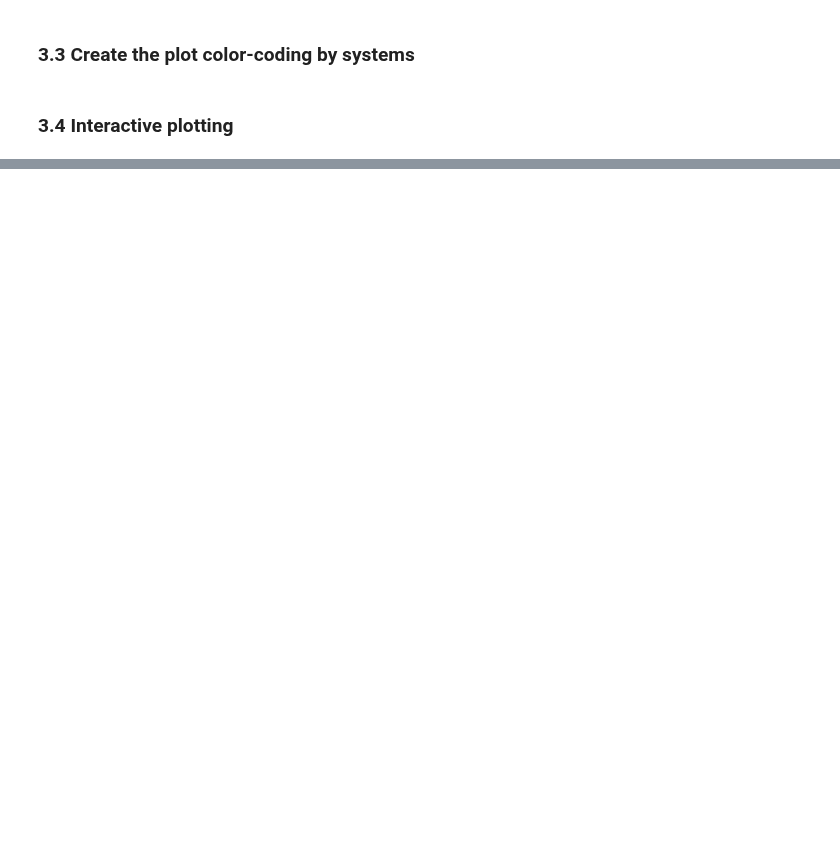
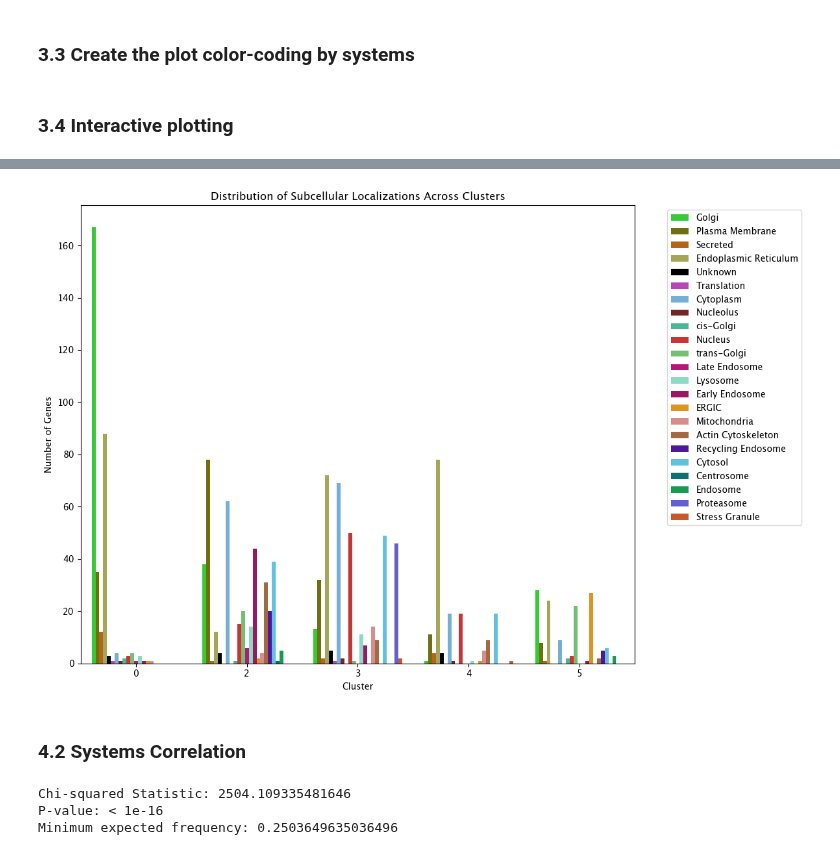
Before and after one commit to pablodig/secRecon-Secretory-Pathway-Reconstruction, a Jupyter notebook: Network_visualization.ipynb, the cells around one changed output, grey strips where cells are left out. Saved outputs shown, nothing was run; the diff lists cells and outputs as text; code cells hidden in the pictures; blank space fills up the shorter version.

```diff
--- a/Network_visualization.ipynb
+++ b/Network_visualization.ipynb
@@ -721,0 +859,17 @@ plot(fig, filename='Network/network_graph_interactive.html', auto_open=False)
+# %%
+# -----------------------------
+# Step 5: Build the Contingency Table
+# -----------------------------
+
+# Initialize a nested dictionary to hold counts
+cluster_localization = defaultdict(lambda: defaultdict(int))
+
+# Populate the contingency table with counts of genes per cluster per localization
+for node in G.nodes():
+    cluster = G.nodes[node]['cluster']
+    localizations = gene_dict[node]['subcellular_localization']
+    for loc in localizations:
+        cluster_localization[cluster][loc] += 1
+
+# Convert the nested dictionary to a pandas DataFrame
+contingency_table = pd.DataFrame(cluster_localization).fillna(0).astype(int).T
@@ -721,0 +924,37 @@ plot(fig, filename='Network/network_graph_interactive.html', auto_open=False)
+# %%
+# -----------------------------
+# Step 8: Visualize the Distribution
+# -----------------------------
+
+# Calculate the total number of genes per cluster
+cluster_totals = contingency_table.sum(axis=1)
+
+# Identify clusters with more than 50 genes
+clusters_to_plot = cluster_totals[cluster_totals > 20].index
+
+# Filter the contingency table
+contingency_table_filtered = contingency_table.loc[clusters_to_plot]
+
+# Melt the contingency table for better plotting
+contingency_table_melted = contingency_table_filtered.reset_index().melt(id_vars='index')
+contingency_table_melted.columns = ['Cluster', 'Localization', 'Count']
+
+# Plot the distribution of subcellular localizations across clusters
+plt.figure(figsize=(12, 8))
+sns.barplot(
+    data=contingency_table_melted,
+    x='Cluster',
+    y='Count',
+    hue='Localization',
+    palette=localization_colors
+)
+plt.title('Distribution of Subcellular Localizations Across Clusters')
+plt.xlabel('Cluster')
+plt.ylabel('Number of Genes')
+plt.legend(bbox_to_anchor=(1.05, 1), loc='upper left')
+plt.tight_layout()
+plt.show()
+# %% [output]
+[figure, added]
+# %% [markdown]
+### 4.2 Systems Correlation
@@ -721,0 +986,21 @@ plot(fig, filename='Network/network_graph_interactive.html', auto_open=False)
+# %%
+# -----------------------------
+# Step 6: Perform Chi-Squared Test with Adjusted P-value Reporting
+# -----------------------------
+
+# Conduct the chi-squared test of independence
+chi2, p, dof, expected = chi2_contingency(contingency_table)
+
+# Output the results with adjusted p-value reporting
+print(f"Chi-squared Statistic: {chi2}")
+if p < 1e-16:
+    print("P-value: < 1e-16")
+else:
+    print(f"P-value: {p}")
+
+# Check minimum expected frequency
+print(f"Minimum expected frequency: {expected.min()}")
+# %% [output]
+Chi-squared Statistic: 2504.109335481646
+P-value: < 1e-16
+Minimum expected frequency: 0.2503649635036496
```
Also changed, not shown: parts of 20 cells of this notebook, 11 other files.
